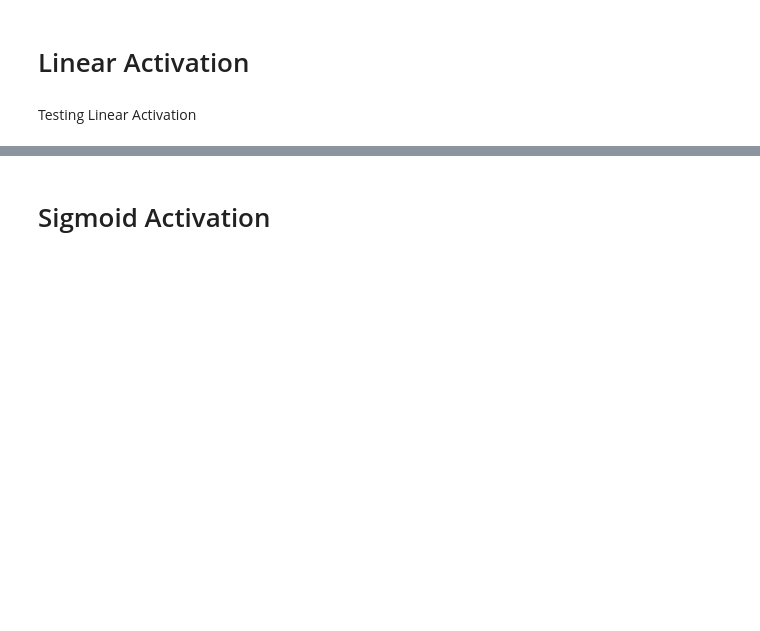
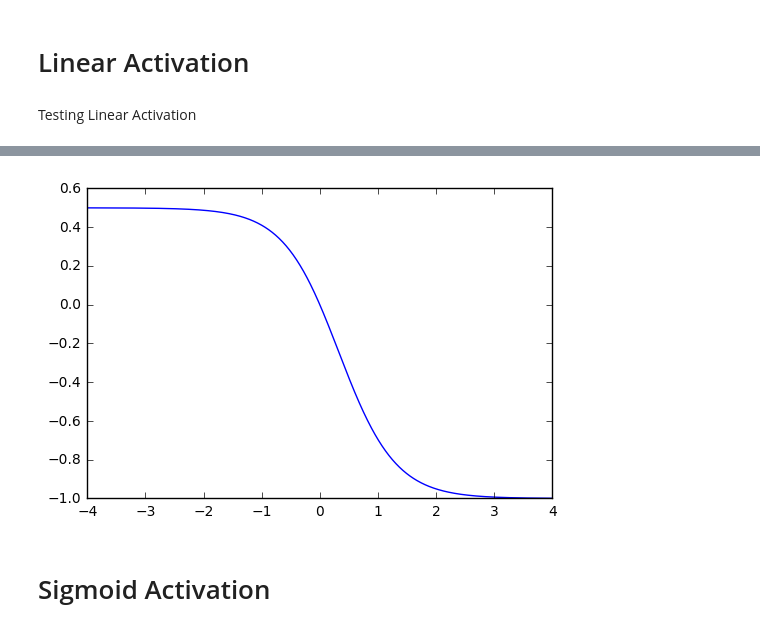
Before and after one commit to itsnarsi/LearnAF, a Jupyter notebook: LearnAF/test_activation.ipynb, the cells around one changed output, grey strips where cells are left out. Drawn from its saved outputs; the diff is of its cells as text; code cells hidden in the pictures; blank space fills up the shorter version.

```diff
--- a/LearnAF/test_activation.ipynb
+++ b/LearnAF/test_activation.ipynb
@@ -40,3 +54,8 @@ plt.show()
+# %%
+plt.plot(x1,z['x'])
+plt.show()
+# %% [output]
+[figure, added]
 # %% [markdown]
 # Sigmoid Activation
 # %%
```
Also changed, not shown: parts of 12 cells of this notebook, 5 other files.
